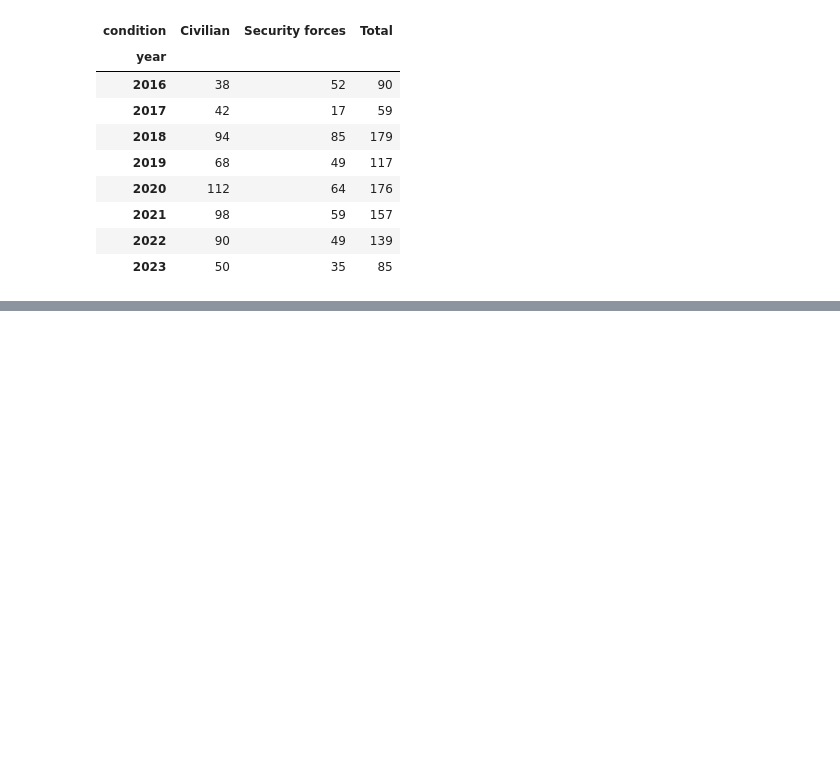
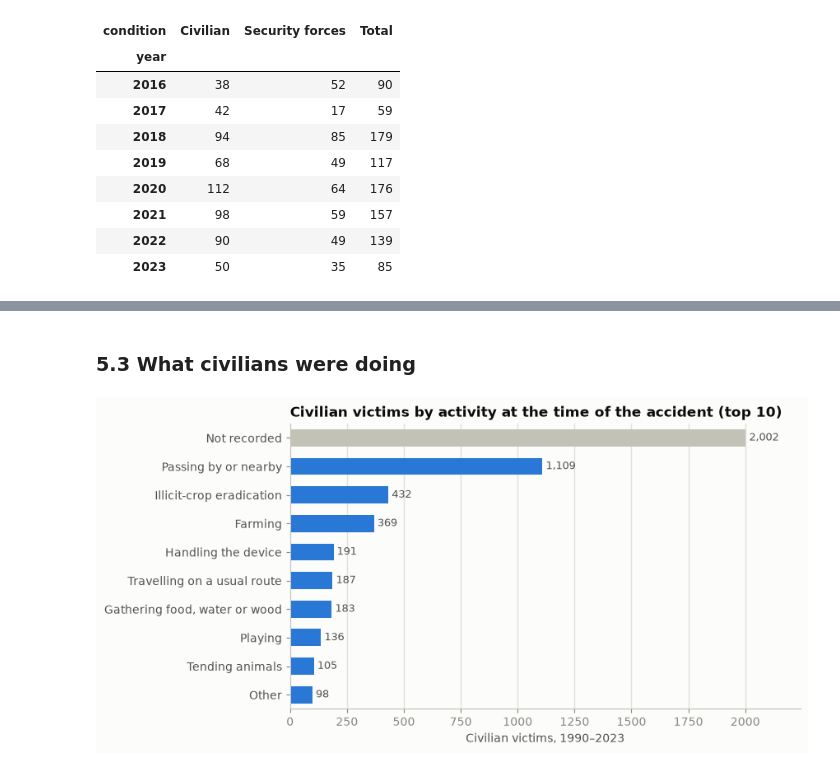
Before and after one commit to travisrcarlson/ai-programming-foundations-project, a Jupyter notebook: data_workflow.ipynb, the cells around one changed output, grey strips where cells are left out. Saved outputs shown, nothing was run; the diff lists cells and outputs as text; code cells hidden in the pictures; blank space fills up the shorter version.

```diff
--- a/data_workflow.ipynb
+++ b/data_workflow.ipynb
@@ -622,0 +683,25 @@ Since 2016:
+# %% [markdown]
+### 5.3 What civilians were doing
+# %%
+activity = count_and_share(civilians, "activity")
+activity["activity"] = activity["activity"].fillna("Not recorded")
+top = activity.head(10).sort_values("victims", ascending=False)
+
+fig, ax = plt.subplots(figsize=(8, 4.5))
+palette = {a: (NOT_RECORDED if a == "Not recorded" else GROUP_COLOURS["Civilian"])
+           for a in top["activity"]}
+sns.barplot(data=top, x="victims", y="activity", hue="activity", palette=palette,
+            legend=False, ax=ax, width=0.6, saturation=1)
+for patch, value in zip(ax.patches, top["victims"]):
+    ax.text(patch.get_width() + 15, patch.get_y() + patch.get_height() / 2,
+            f"{value:,}", va="center", color=INK_2, fontsize=9)
+ax.set_title("Civilian victims by activity at the time of the accident (top 10)")
+ax.set_xlabel("Civilian victims, 1990–2023")
+ax.set_ylabel("")
+ax.set_xlim(0, top["victims"].max() * 1.12)
+ax.grid(axis="y", visible=False)
+ax.tick_params(axis="y", labelcolor=INK_2)
+save_fig(fig, "03_civilian_activity.png")
+plt.show()
+# %% [output]
+[figure, added]
```
Also changed, not shown: parts of 12 cells of this notebook, 4 other files.
